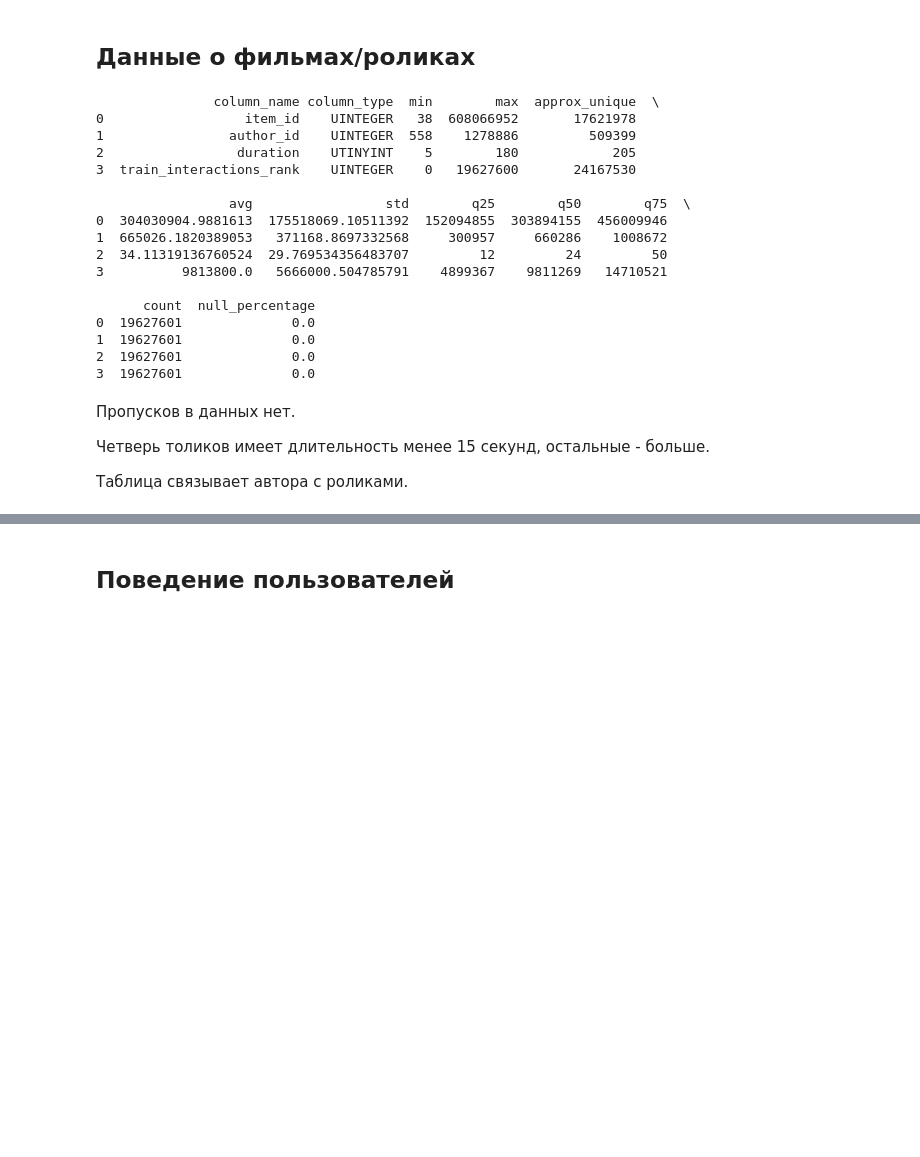
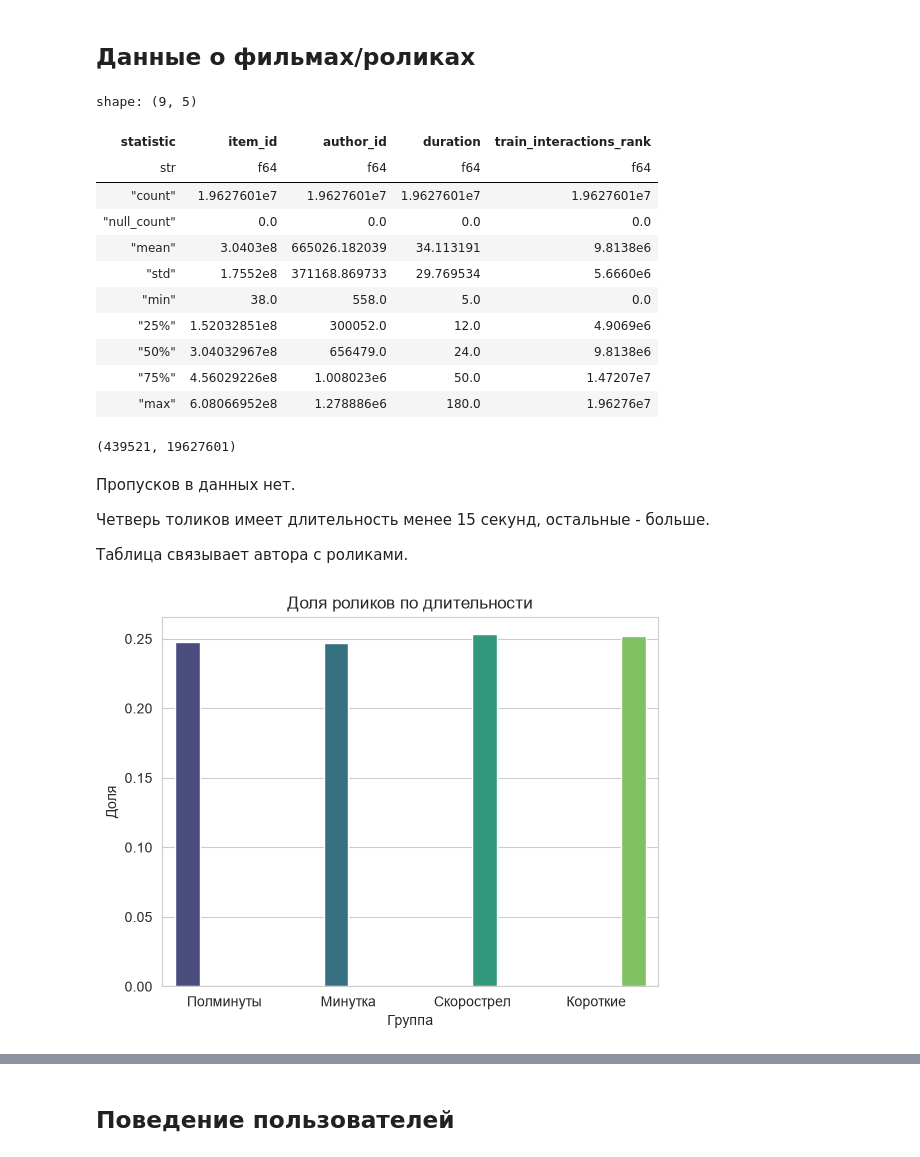
Before and after one commit to skol/netology_final, a Jupyter notebook: notebooks/01_eda.ipynb, the cells around one changed output, grey strips where cells are left out. Saved outputs shown, nothing was run; the diff lists cells and outputs as text; code cells hidden in the pictures; blank space fills up the shorter version.

```diff
--- a/notebooks/01_eda.ipynb
+++ b/notebooks/01_eda.ipynb
@@ -53,27 +101,49 @@ print(df_meta)
 # %%
-df_meta = conn.execute(f"SUMMARIZE '{items_db}'").df()
-print(df_meta)
+df_items.describe()
 # %% [output]
-               column_name column_type  min        max  approx_unique  \
-0                  item_id    UINTEGER   38  608066952       17621978
-1                author_id    UINTEGER  558    1278886         509399
-2                 duration    UTINYINT    5        180            205
-3  train_interactions_rank    UINTEGER    0   19627600       24167530
-
-                 avg                 std        q25        q50        q75  \
-0  304030904.9881613  175518069.10511392  152094855  303894155  456009946
-1  665026.1820389053   371168.8697332568     300957     660286    1008672
-2  34.11319136760524  29.769534356483707         12         24         50
-3          9813800.0   5666000.504785791    4899367    9811269   14710521
-
-      count  null_percentage
-0  19627601              0.0
-1  19627601              0.0
-2  19627601              0.0
-3  19627601              0.0
+shape: (9, 5)
+| statistic | item_id | author_id | duration | train_interactions_rank |
+| str | f64 | f64 | f64 | f64 |
+| "count" | 1.9627601e7 | 1.9627601e7 | 1.9627601e7 | 1.9627601e7 |
+| "null_count" | 0.0 | 0.0 | 0.0 | 0.0 |
+| "mean" | 3.0403e8 | 665026.182039 | 34.113191 | 9.8138e6 |
+| "std" | 1.7552e8 | 371168.869733 | 29.769534 | 5.6660e6 |
+| "min" | 38.0 | 558.0 | 5.0 | 0.0 |
+| "25%" | 1.52032851e8 | 300052.0 | 12.0 | 4.9069e6 |
+| "50%" | 3.04032967e8 | 656479.0 | 24.0 | 9.8138e6 |
+| "75%" | 4.56029226e8 | 1.008023e6 | 50.0 | 1.47207e7 |
+| "max" | 6.08066952e8 | 1.278886e6 | 180.0 | 1.96276e7 |
+# %%
+len(df_items.unique(['author_id'])), len(df_items)
+# %% [output]
+(439521, 19627601)
 # %% [markdown]
 Пропусков в данных нет.
 
 Четверь толиков имеет длительность менее 15 секунд, остальные - больше.
 
 Таблица связывает автора с роликами.
+# %%
+breaks = [12, 24, 50]
+labels = ["Скорострел", "Короткие", "Полминуты", "Минутка"]
+df_items = df_items.with_columns(
+    pl.col("duration")
+    .cut(breaks=breaks, labels=labels)
+    .cast(pl.Categorical) # Приводим к типу Categorical для оптимизации памяти
+    .alias("duration_category")
+)
+df_counts = (
+    df_items.group_by("duration_category")
+    .agg(count = pl.len())
+    .with_columns(share = pl.col("count") / pl.col("count").sum())
+    .sort(pl.col("duration_category").to_physical())
+)
+
+sns.barplot(data=df_counts.to_pandas(), x="duration_category", y="share", palette="viridis", hue="duration_category", legend=False)
+
+plt.title("Доля роликов по длительности")
+plt.xlabel("Группа")
+plt.ylabel("Доля")
+plt.show()
+# %% [output]
+[figure, added]
```
Also changed, not shown: parts of 18 cells of this notebook, 27 other files.
